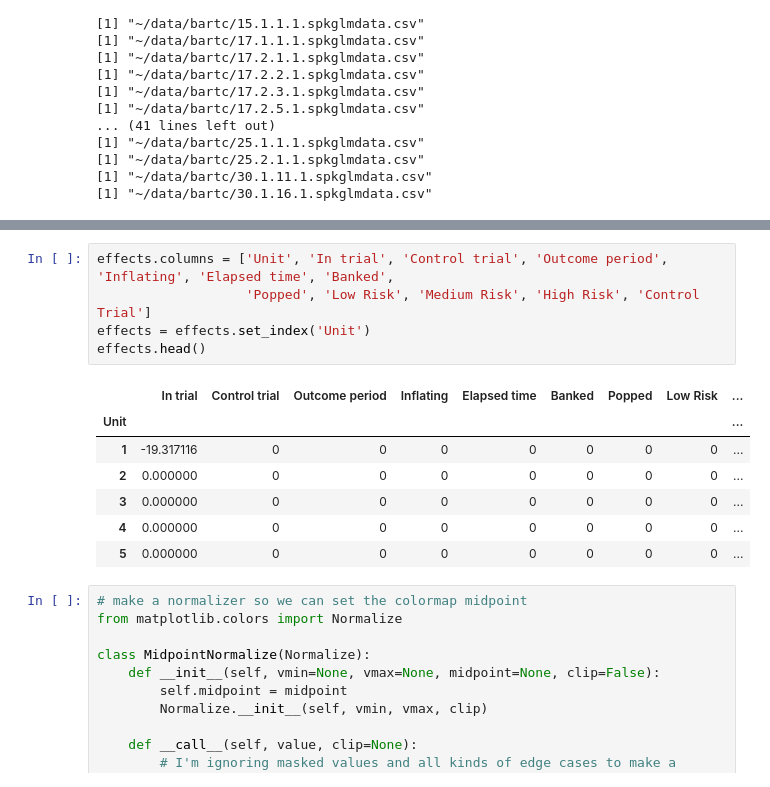
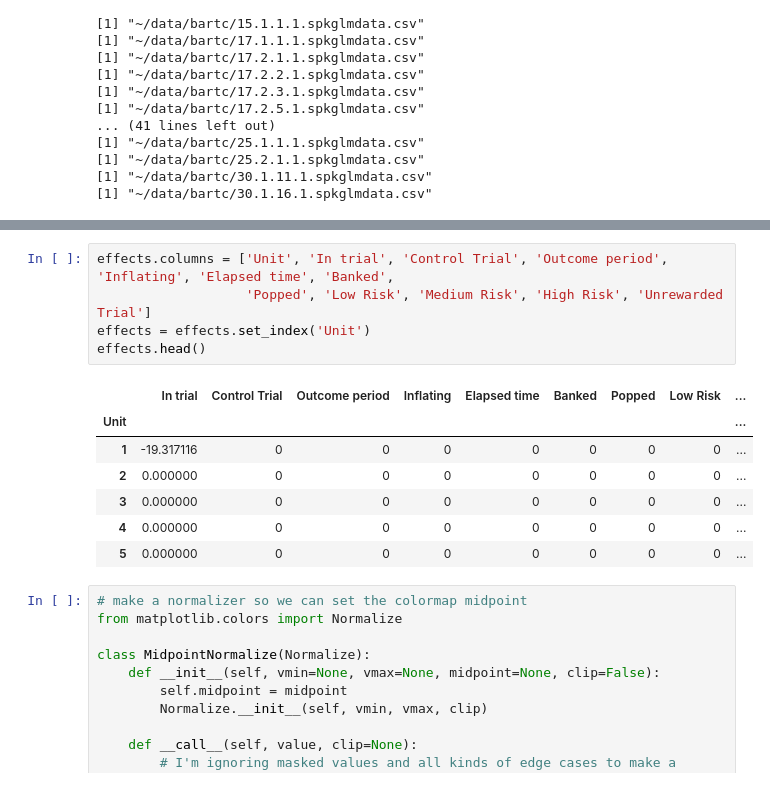
Before and after one commit to jmxpearson/hephys, a Jupyter notebook: bartc/spike_analysis_scratch.ipynb, the cells around one changed output, grey strips where cells are left out. Saved outputs shown, nothing was run; the diff lists cells and outputs as text.

```diff
--- a/bartc/spike_analysis_scratch.ipynb
+++ b/bartc/spike_analysis_scratch.ipynb
@@ -99,12 +116,12 @@ effects = pd.DataFrame(effects)
 # %% [output]
 [figure]
 # %%
-effects.columns = ['Unit', 'In trial', 'Control trial', 'Outcome period', 'Inflating', 'Elapsed time', 'Banked',
-                   'Popped', 'Low Risk', 'Medium Risk', 'High Risk', 'Control Trial']
+effects.columns = ['Unit', 'In trial', 'Control Trial', 'Outcome period', 'Inflating', 'Elapsed time', 'Banked',
+                   'Popped', 'Low Risk', 'Medium Risk', 'High Risk', 'Unrewarded Trial']
 effects = effects.set_index('Unit')
 effects.head()
 # %% [output]
-|  | In trial | Control trial | Outcome period | Inflating | Elapsed time | Banked | Popped | Low Risk | ... |
+|  | In trial | Control Trial | Outcome period | Inflating | Elapsed time | Banked | Popped | Low Risk | ... |
 | Unit |  |  |  |  |  |  |  |  | ... |
 | 1 | -19.317116 | 0 | 0 | 0 | 0 | 0 | 0 | 0 | ... |
 | 2 | 0.000000 | 0 | 0 | 0 | 0 | 0 | 0 | 0 | ... |
```
Also changed, not shown: parts of 18 cells of this notebook, 3 other files.
